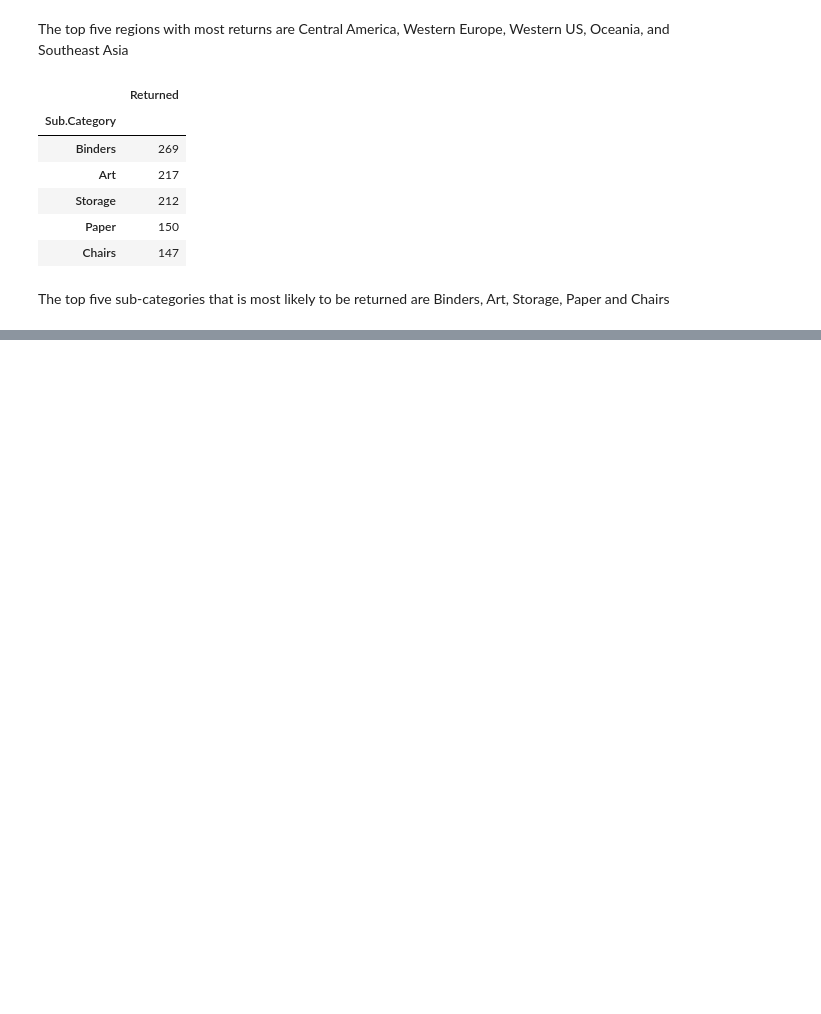
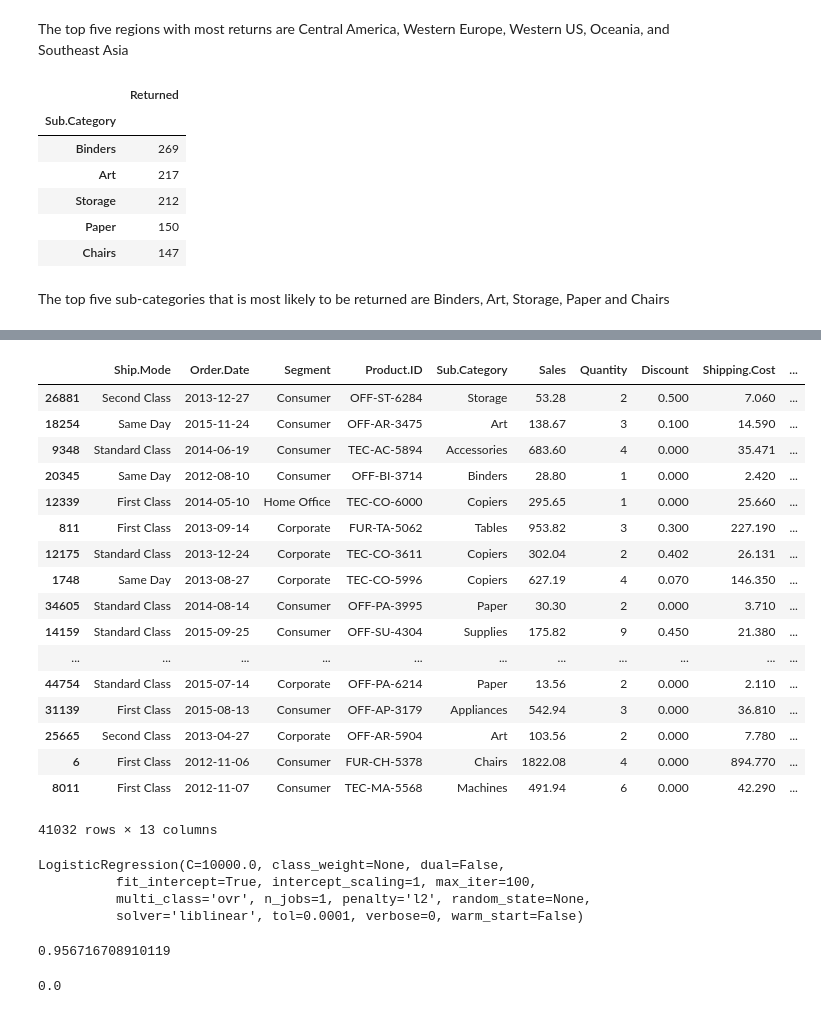
Before and after one commit to axyarthur/JAWS_ML_Lab, a Jupyter notebook: ArthurYu/ArthurYuMLLab.ipynb, the cells around one changed output, grey strips where cells are left out. Drawn from its saved outputs; the diff is of its cells as text; code cells hidden in the pictures; blank space fills up the shorter version.

```diff
--- a/ArthurYu/ArthurYuMLLab.ipynb
+++ b/ArthurYu/ArthurYuMLLab.ipynb
@@ -181,0 +352,21 @@ The top five sub-categories that is most likely to be returned are Binders, Art,
+# %%
+retOrd_train
+# %% [output]
+|  | Ship.Mode | Order.Date | Segment | Product.ID | Sub.Category | Sales | Quantity | Discount | Shipping.Cost | ... |
+| 26881 | Second Class | 2013-12-27 | Consumer | OFF-ST-6284 | Storage | 53.28 | 2 | 0.500 | 7.060 | ... |
+| 18254 | Same Day | 2015-11-24 | Consumer | OFF-AR-3475 | Art | 138.67 | 3 | 0.100 | 14.590 | ... |
+| 9348 | Standard Class | 2014-06-19 | Consumer | TEC-AC-5894 | Accessories | 683.60 | 4 | 0.000 | 35.471 | ... |
+| 20345 | Same Day | 2012-08-10 | Consumer | OFF-BI-3714 | Binders | 28.80 | 1 | 0.000 | 2.420 | ... |
+| 12339 | First Class | 2014-05-10 | Home Office | TEC-CO-6000 | Copiers | 295.65 | 1 | 0.000 | 25.660 | ... |
+| 811 | First Class | 2013-09-14 | Corporate | FUR-TA-5062 | Tables | 953.82 | 3 | 0.300 | 227.190 | ... |
+| 12175 | Standard Class | 2013-12-24 | Corporate | TEC-CO-3611 | Copiers | 302.04 | 2 | 0.402 | 26.131 | ... |
+| 1748 | Same Day | 2013-08-27 | Corporate | TEC-CO-5996 | Copiers | 627.19 | 4 | 0.070 | 146.350 | ... |
+| 34605 | Standard Class | 2014-08-14 | Consumer | OFF-PA-3995 | Paper | 30.30 | 2 | 0.000 | 3.710 | ... |
+| 14159 | Standard Class | 2015-09-25 | Consumer | OFF-SU-4304 | Supplies | 175.82 | 9 | 0.450 | 21.380 | ... |
+| ... | ... | ... | ... | ... | ... | ... | ... | ... | ... | ... |
+| 44754 | Standard Class | 2015-07-14 | Corporate | OFF-PA-6214 | Paper | 13.56 | 2 | 0.000 | 2.110 | ... |
+| 31139 | First Class | 2015-08-13 | Consumer | OFF-AP-3179 | Appliances | 542.94 | 3 | 0.000 | 36.810 | ... |
+| 25665 | Second Class | 2013-04-27 | Corporate | OFF-AR-5904 | Art | 103.56 | 2 | 0.000 | 7.780 | ... |
+| 6 | First Class | 2012-11-06 | Consumer | FUR-CH-5378 | Chairs | 1822.08 | 4 | 0.000 | 894.770 | ... |
+| 8011 | First Class | 2012-11-07 | Consumer | TEC-MA-5568 | Machines | 491.94 | 6 | 0.000 | 42.290 | ... |
+41032 rows × 13 columns
@@ -181,0 +375,12 @@ The top five sub-categories that is most likely to be returned are Binders, Art,
+# %%
+model0.set_params(C=1e4)
+model0.fit(retOrd_train[['Process_time']], retOrd_train['Returned'])
+# %% [output]
+LogisticRegression(C=10000.0, class_weight=None, dual=False,
+          fit_intercept=True, intercept_scaling=1, max_iter=100,
+          multi_class='ovr', n_jobs=1, penalty='l2', random_state=None,
+          solver='liblinear', tol=0.0001, verbose=0, warm_start=False)
+# %%
+print(model0.score(retOrd_train[['Process_time']], retOrd_train['Returned']))
+# %% [output]
+0.956716708910119
@@ -181,0 +389,4 @@ The top five sub-categories that is most likely to be returned are Binders, Art,
+# %%
+predict0.mean()
+# %% [output]
+0.0
```
Also changed, not shown: parts of 29 cells of this notebook.
